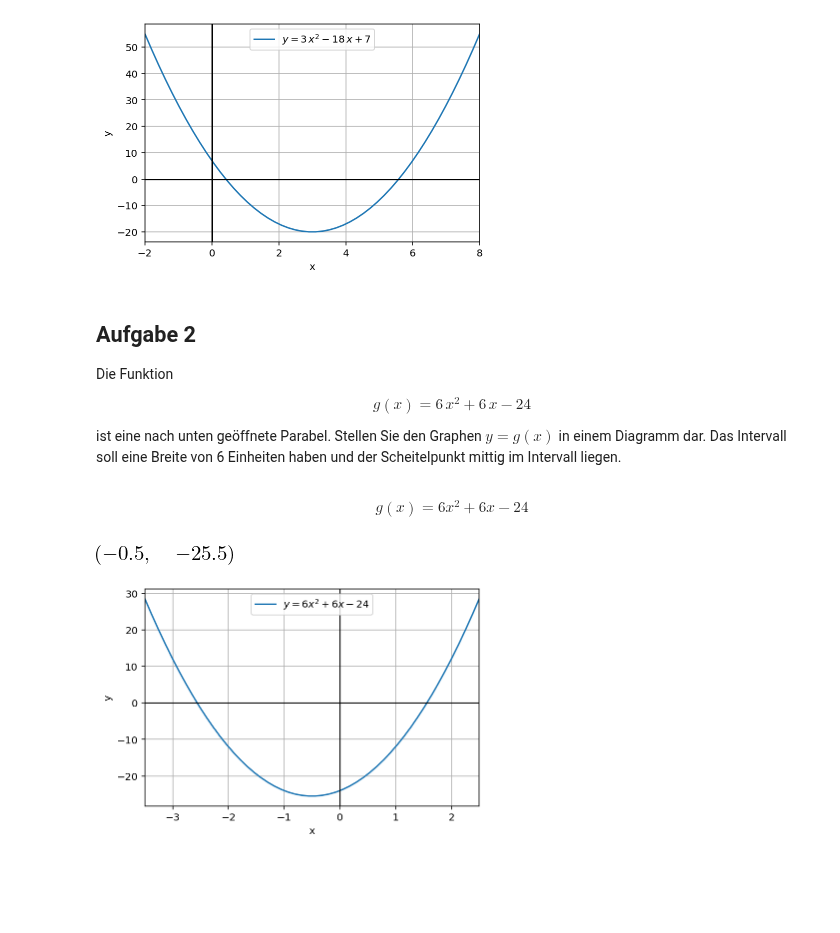
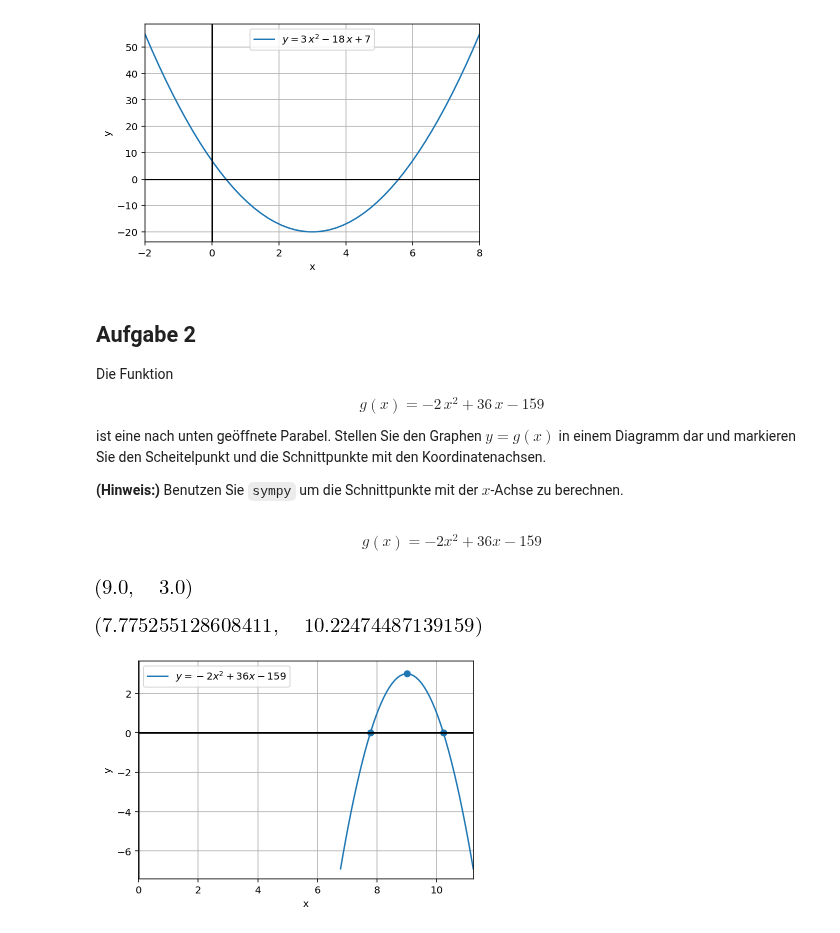
Before and after one commit to w-meiners/bdoor, a Jupyter notebook: 1-lineare_und_quadratische_Funktionen/Notebook_2_Lsg.ipynb, the cells around one changed output. Drawn from its saved outputs; the diff is of its cells as text; code cells hidden in the pictures; blank space fills up the shorter version.

```diff
--- a/1-lineare_und_quadratische_Funktionen/Notebook_2_Lsg.ipynb
+++ b/1-lineare_und_quadratische_Funktionen/Notebook_2_Lsg.ipynb
@@ -256,28 +256,36 @@ ax.axvline(0,c='k')
 Die Funktion
 
 $$
-  g(x) = 6\,x^2 + 6\,x - 24
+  g(x) = -2\,x^2 + 36\,x - 159
 $$
 
-ist eine nach unten geöffnete Parabel. Stellen Sie den Graphen $y=g(x)$ in einem Diagramm dar. Das Intervall soll eine Breite von 6 Einheiten haben und der Scheitelpunkt mittig im Intervall liegen.
+ist eine nach unten geöffnete Parabel. Stellen Sie den Graphen $y=g(x)$ in einem Diagramm dar und markieren Sie den Scheitelpunkt und die Schnittpunkte mit den Koordinatenachsen.
+
+**(Hinweis:)** Benutzen Sie `sympy` um die Schnittpunkte mit der $x$-Achse zu berechnen.
 # %%
 x = Symbol('x')
-a,b,c = 6, 6, -24
+
+a,b,c = -2,36,-159
 
 g = FE(x, a*x**2 + b*x + c,name='g')
 display(g.equation())
 
 x_s = -b/(2*a)
 y_s = g(x_s)
 
 (x_s,y_s)
 # %% [output]
-$$g\left(x\right) = 6 x^{2} + 6 x - 24$$
+$$g\left(x\right) = - 2 x^{2} + 36 x - 159$$
-[figure, old version]
+[figure, new version]
+# %%
+x_1,x_2 = sorted(float(v) for v in solveset(g.expr))
+x_1,x_2
+# %% [output]
+[figure, added]
 # %%
-d = 3
+d = 1
 
-lx = np.linspace(x_s-d,x_s+d)
+lx = np.linspace(x_1-d,x_2+d)
 
 df = pd.DataFrame(
     {
@@ -292,9 +300,13 @@ ax = df.plot(
     grid=True
 )
 
-ax.set(xlabel='x',ylabel='y',xlim=(x_s-d,x_s+d))
+x_werte = np.array([x_1,x_s,x_2])
+y_werte = g.lambdified(x_werte)
+ax.scatter(x_werte,y_werte)
+
+ax.set(xlabel='x',ylabel='y',xlim=(min(x_1-d,0),max(x_2+d,0)))
 ax.axhline(0,c='k')
 ax.axvline(0,c='k')
 plt.show()
 # %% [output]
-[figure, old version]
+[figure, new version]
```
